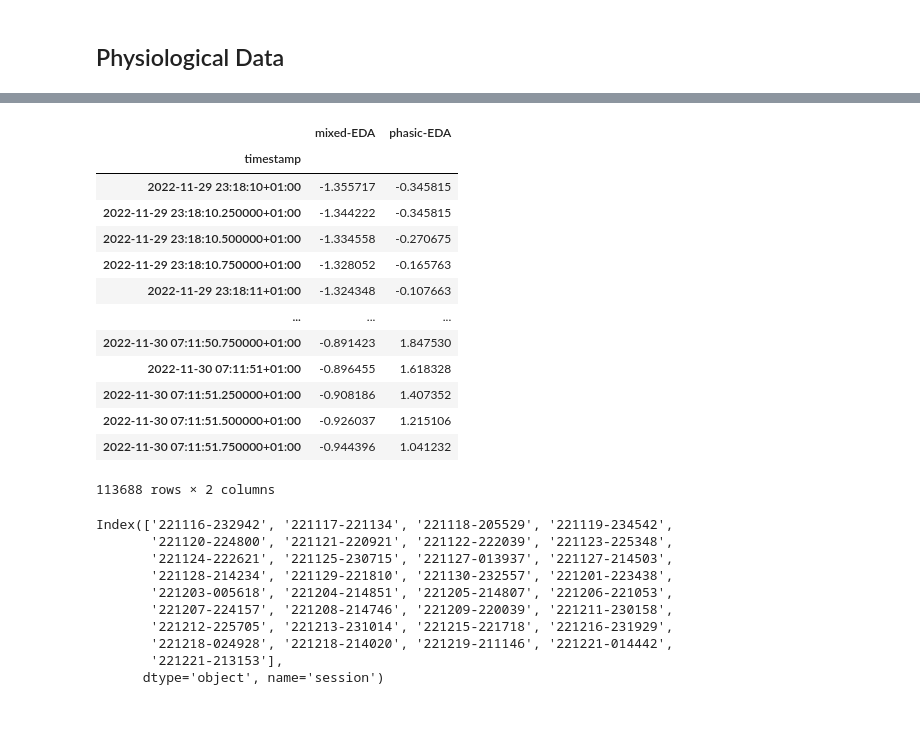
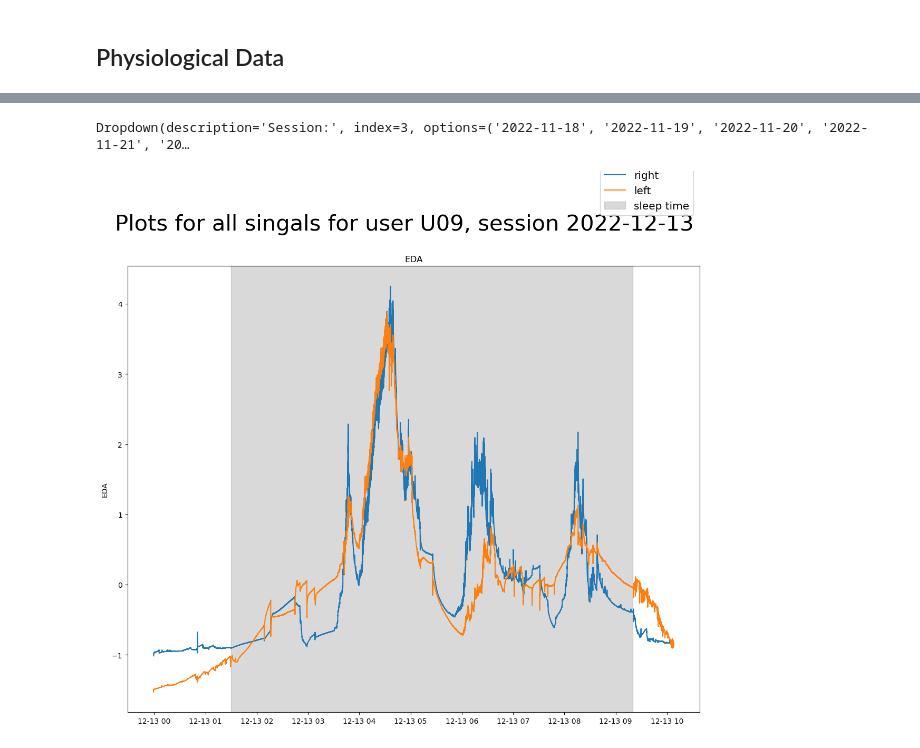
Before and after one commit to LeonardoAlchieri/LateralizationPhysiologicalWearables, a Jupyter notebook: notebooks/data-exploration.ipynb, the cells around one changed output, grey strips where cells are left out. Drawn from its saved outputs; the diff is of its cells as text; code cells hidden in the pictures; blank space fills up the shorter version.

```diff
--- a/notebooks/data-exploration.ipynb
+++ b/notebooks/data-exploration.ipynb
@@ -292,30 +322,35 @@ experiment_info.loc[IndexSlice["U13", session_id_corrected], "wake_up_time"]
-# %%
-physiological_data['EDA']['left']['U13'].loc[IndexSlice['221129-221810', :]]
-# %% [output]
-|  | mixed-EDA | phasic-EDA |
-| timestamp |  |  |
-| 2022-11-29 23:18:10+01:00 | -1.355717 | -0.345815 |
-| 2022-11-29 23:18:10.250000+01:00 | -1.344222 | -0.345815 |
-| 2022-11-29 23:18:10.500000+01:00 | -1.334558 | -0.270675 |
-| 2022-11-29 23:18:10.750000+01:00 | -1.328052 | -0.165763 |
-| 2022-11-29 23:18:11+01:00 | -1.324348 | -0.107663 |
-| ... | ... | ... |
-| 2022-11-30 07:11:50.750000+01:00 | -0.891423 | 1.847530 |
-| 2022-11-30 07:11:51+01:00 | -0.896455 | 1.618328 |
-| 2022-11-30 07:11:51.250000+01:00 | -0.908186 | 1.407352 |
-| 2022-11-30 07:11:51.500000+01:00 | -0.926037 | 1.215106 |
-| 2022-11-30 07:11:51.750000+01:00 | -0.944396 | 1.041232 |
-113688 rows × 2 columns
-# %%
-physiological_data['EDA']['left']['U13'].index.get_level_values(0).unique()
-# %% [output]
-Index(['221116-232942', '221117-221134', '221118-205529', '221119-234542',
-       '221120-224800', '221121-220921', '221122-222039', '221123-225348',
-       '221124-222621', '221125-230715', '221127-013937', '221127-214503',
-       '221128-214234', '221129-221810', '221130-232557', '221201-223438',
-       '221203-005618', '221204-214851', '221205-214807', '221206-221053',
-       '221207-224157', '221208-214746', '221209-220039', '221211-230158',
-       '221212-225705', '221213-231014', '221215-221718', '221216-231929',
-       '221218-024928', '221218-214020', '221219-211146', '221221-014442',
-       '221221-213153'],
-      dtype='object', name='session')
+# %%
+user = user_selection.value
+
+sessions_right = physiological_data["EDA"]["left"][user].index.get_level_values(0).unique()
+sessions_left = physiological_data["EDA"]["right"][user].index.get_level_values(0).unique()
+sessions = list(set(sessions_right) & set(sessions_left))
+
+if user not in experiment_info.index.get_level_values(0).unique():
+    print(f'{user} not in experiment info. Skipping')
+morning_survey_sessions = experiment_info.loc[IndexSlice[user, :], :].index.get_level_values(1).unique()
+
+
+sessions_all = list(set(sessions) & set(morning_survey_sessions))
+if len(sessions_all) == 0:
+    raise ValueError(f'No sessions for user {user} found')
+session_selection = widgets.Dropdown(
+    options=sorted(sessions_all),
+    value=sessions_all[0],
+    description='Session:',
+    disabled=False,)
+display(session_selection)
+# %% [output]
+Dropdown(description='Session:', index=3, options=('2022-11-18', '2022-11-19', '2022-11-20', '2022-11-21', '20…
+# %%
+session = session_selection.value
+
+make_biometrics_plots_together_matplotlib(
+    data=physiological_data,
+    user_id=user,
+    session_id=session,
+    experiment_info=experiment_info,
+    eda_type="mixed-EDA",
+)
+# %% [output]
+[figure, added]
```
Also changed, not shown: parts of 27 cells of this notebook.
